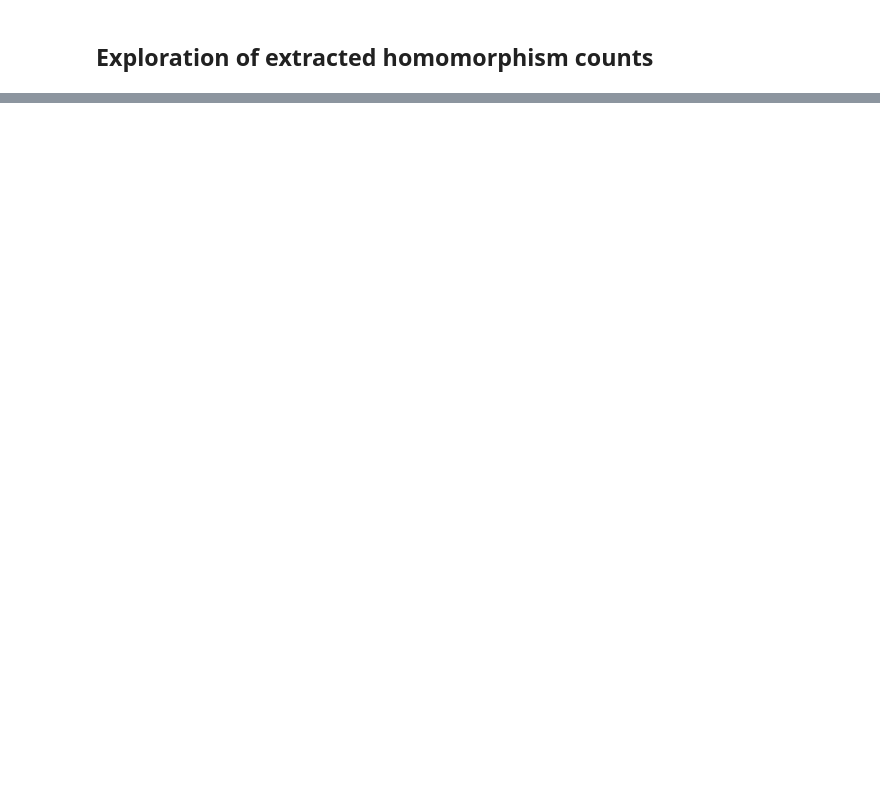
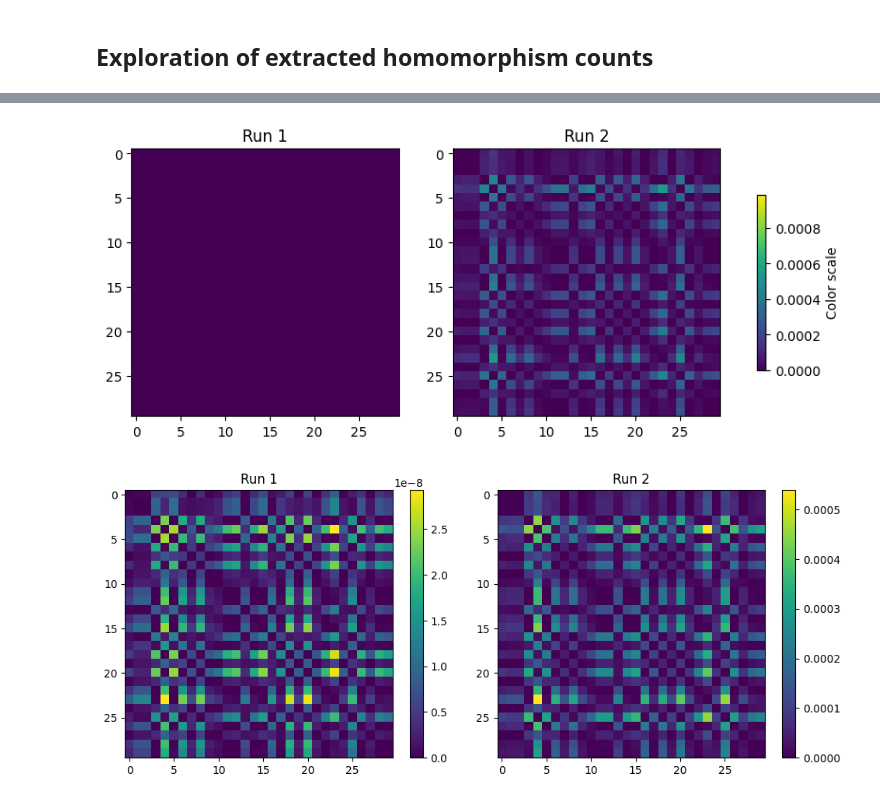
Before and after one commit to SDavenia/CL-GNN, a Jupyter notebook: exploration.ipynb, the cells around one changed output, grey strips where cells are left out. Drawn from its saved outputs; the diff is of its cells as text; code cells hidden in the pictures; blank space fills up the shorter version.

```diff
--- a/exploration.ipynb
+++ b/exploration.ipynb
@@ -145,0 +46,8 @@ plot_results(y, predictions, subset=50)
+# %%
+cosine_run1 = cdist(hom_counts_list_run1, hom_counts_list_run1, metric='cosine')
+cosine_run2 = cdist(hom_counts_list_run2, hom_counts_list_run2, metric='cosine')
+plot_matrix_runs(cosine_run1, cosine_run2, num_elements=30) # We can see some inconsitent scales among different runs
+plot_matrix_runs_different_scale(cosine_run1, cosine_run2, num_elements=30) # We can see some inconsitent scales among different runs
+# %% [output]
+[figure, added]
+[figure, added]
```
Also changed, not shown: parts of 30 cells of this notebook, 3 other files.
